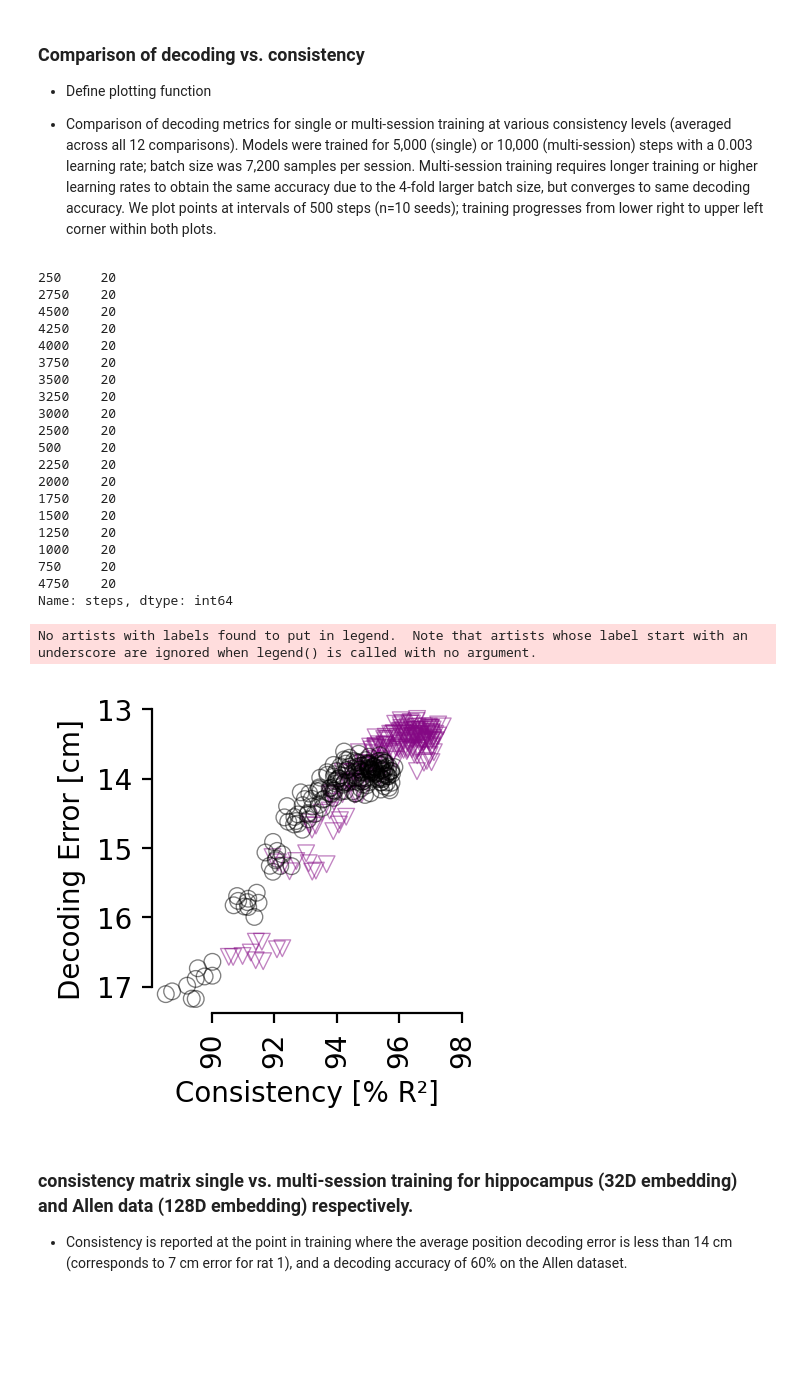
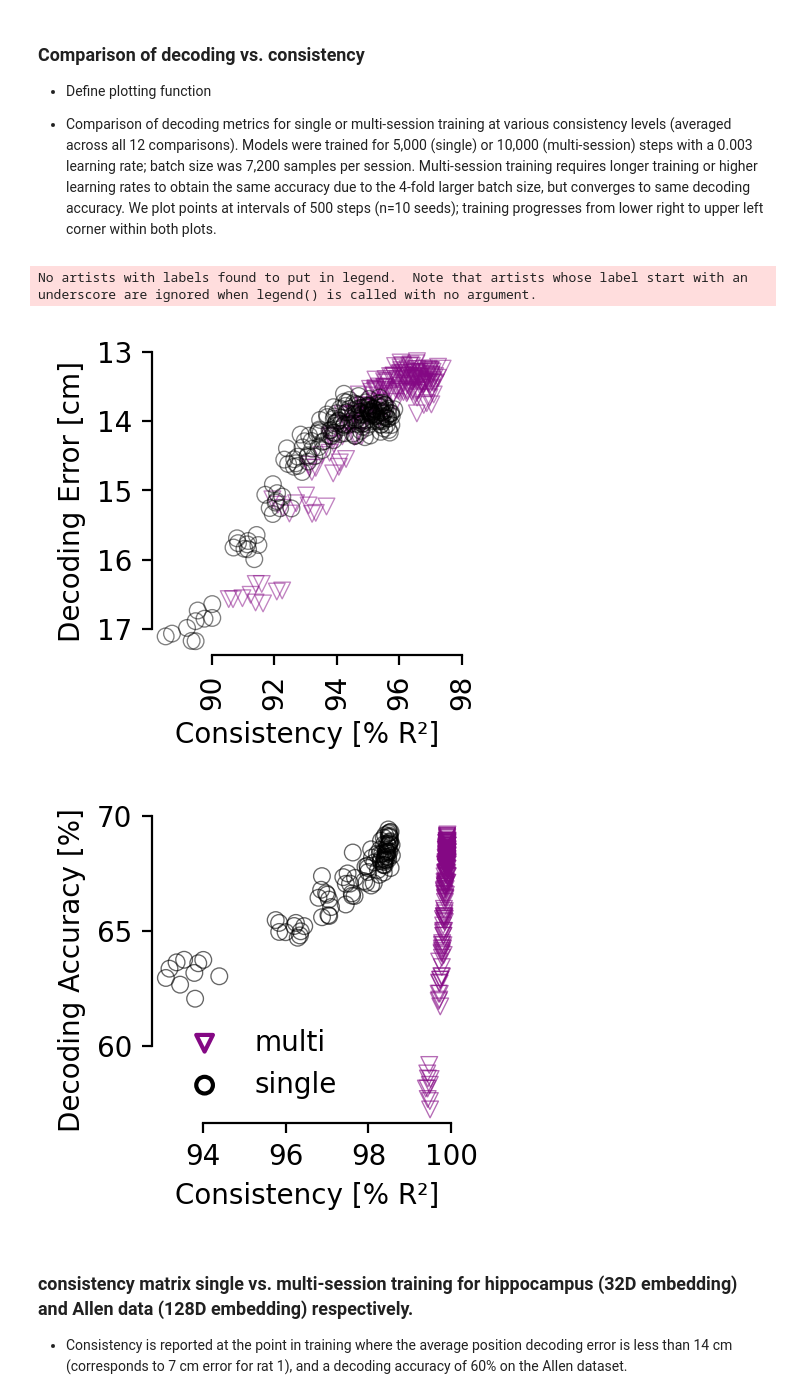
Before and after one commit to AdaptiveMotorControlLab/cebra-figures, a Jupyter notebook: figures/ExtendedDataFigure7.ipynb, the cells around one changed output. Cells and saved outputs as stored; diff of their text form; code cells hidden in the pictures; blank space fills up the shorter version.

```diff
--- a/figures/ExtendedDataFigure7.ipynb
+++ b/figures/ExtendedDataFigure7.ipynb
@@ -140,7 +136,7 @@ result = (
 
 - Comparison of decoding metrics for single or multi-session training at various consistency levels (averaged across all 12 comparisons). Models were trained for 5,000 (single) or 10,000 (multi-session) steps with a 0.003 learning rate; batch size was 7,200 samples per session. Multi-session training requires longer training or higher learning rates to obtain the same accuracy due to the 4-fold larger batch size, but converges to same decoding accuracy. We plot points at intervals of 500 steps (n=10 seeds); training progresses from lower right to upper left corner within both plots.
 # %%
-def plot(sorted_results, metric, yaxis):
+def plot_hippocampus(sorted_results, metric, yaxis):
 
     filtered_results = (
         sorted_results[
@@ -158,59 +154,79 @@ def plot(sorted_results, metric, yaxis):
     filtered_results["train_consistency"] *= 100
     filtered_results["test_position_error"] *= 100
     filtered_results = filtered_results.groupby(["steps", "data_mode", "seed"]).mean()
-    display(filtered_results.reset_index().steps.value_counts())
+    #display(filtered_results.reset_index().steps.value_counts())
 
     plt.figure(figsize=(2, 2), dpi=200)
     sns.scatterplot(
         data=filtered_results.reset_index().sort_values("data_mode"),
         x="train_consistency",
         y="test_position_error",
         style="data_mode",
         hue="data_mode",
         palette=["#840884", "k"],
         markers=[MarkerStyle("v", "none"), MarkerStyle("o", "none")],
         alpha=0.5,
         ci=None,
         legend=False,
     )
 
     plt.legend(loc=(1, 0), frameon=False)
     plt.xlabel("Consistency [% R²]")
 
     plt.xticks([90, 92, 94, 96, 98])
 
     sns.despine(trim=True)
     plt.ylabel(yaxis)
     plt.xlabel("Consistency [% R²]")
 
     plt.xticks(rotation=90)
     plt.gca().invert_yaxis()
     plt.show()
 
-plot(sorted_results, metric="test_position_error", yaxis="Decoding Error [cm]")
+from matplotlib.markers import MarkerStyle
+
+
+def plot_allen(results):
+
+    def add_seed(line):
+        line["seed"] = np.arange(10)
+        return line
+
+    traj_results = results.groupby(["data_mode", "repeat", "steps"]).apply(add_seed)
+    traj_results = traj_results.groupby(["data_mode", "seed", "steps"]).apply("mean").reset_index()
+    traj_results = traj_results.set_index("data_mode").drop("time-contrastive").reset_index()
+    traj_results.train_consistency *= 100
+    traj_results = traj_results[traj_results.steps % 500 == 0]
+    traj_results.data_mode = traj_results.data_mode.apply({"multi-session" : "multi", "single-session" : "single"}.get)
+
+    plt.figure(figsize = (2, 2), dpi = 200)
+    sns.scatterplot(
+      data = traj_results[['data_mode', 'steps', 'test_accuracy', 'train_consistency']],
+      x = 'train_consistency',
+      y = 'test_accuracy',
+      style = 'data_mode',
+      hue = 'data_mode',
+      palette = ['#840884', 'k'],
+      markers=[MarkerStyle('v', 'none'), MarkerStyle('o', 'none')],
+      #s = 10,
+      alpha = .6,
+      ci = None
+    )
+    plt.xlabel("Consistency [% R²]")
+    plt.ylabel("Decoding Accuracy [%]")
+    plt.xticks([94,96,98,100])
+    sns.despine(trim = True)
+    plt.legend(frameon = False)
+    plt.show()
+
+plot_hippocampus(sorted_results, metric="test_position_error", yaxis="Decoding Error [cm]")
+
+allen_results = pd.read_hdf("../data/EDFigure7/allen-consistency.h5", key = "allen")
+plot_allen(allen_results)
 # %% [output]
-250     20
-2750    20
-4500    20
-4250    20
-4000    20
-3750    20
-3500    20
-3250    20
-3000    20
-2500    20
-500     20
-2250    20
-2000    20
-1750    20
-1500    20
-1250    20
-1000    20
-750     20
-4750    20
-Name: steps, dtype: int64
+No artists with labels found to put in legend.  Note that artists whose label start with an underscore are ignored when legend() is called with no argument.
-No artists with labels found to put in legend.  Note that artists whose label start with an underscore are ignored when legend() is called with no argument.
 [figure]
+[figure, added]
 # %% [markdown]
 ### consistency matrix single vs. multi-session training for hippocampus (32D embedding) and Allen data (128D embedding) respectively.
 
```
Also changed, not shown: parts of 5 cells of this notebook, 2 other files.
